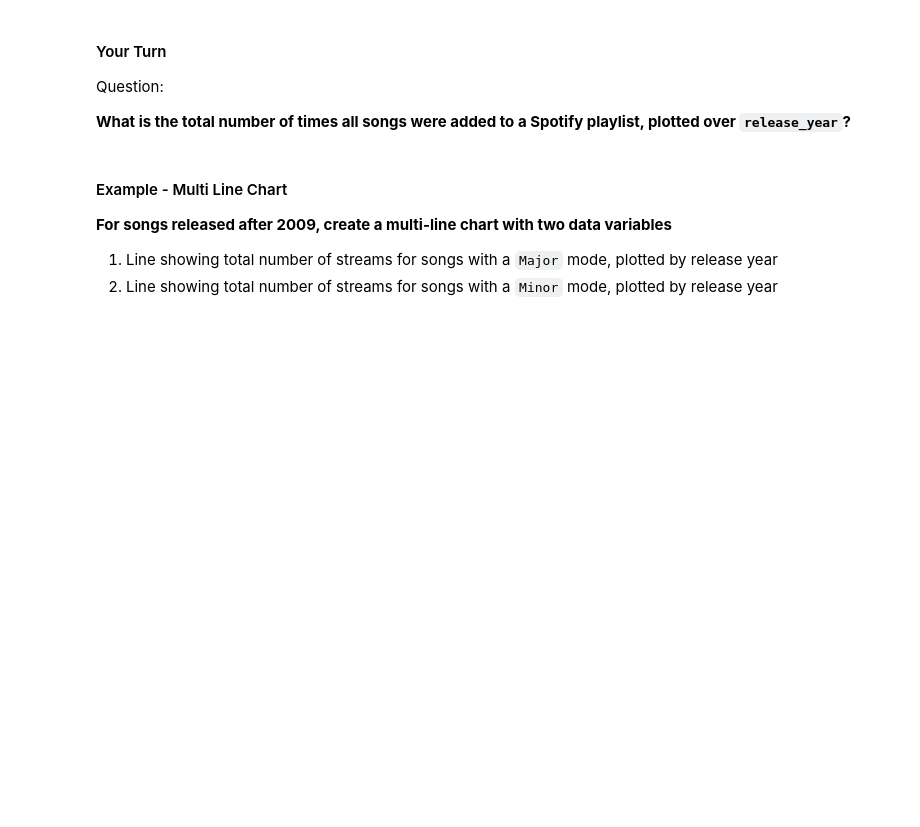
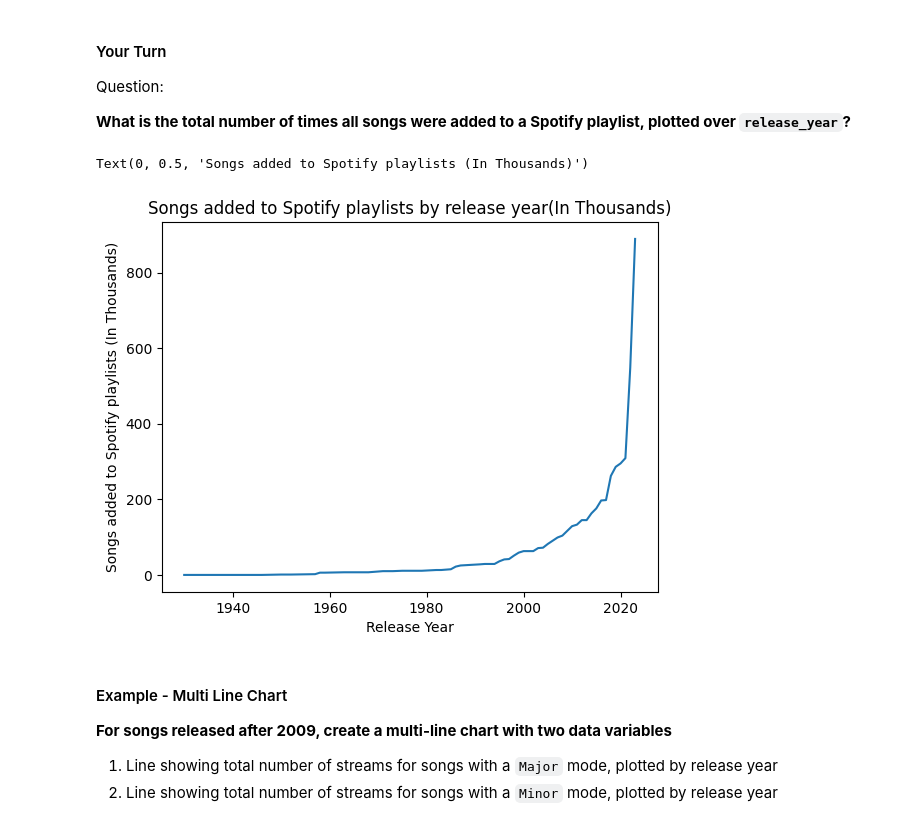
Before and after one commit to GraySinclair/data-analysis-projects-class-19-and-20, a Jupyter notebook: class-19/exercises/data-viz-exercises.ipynb, the cells around one changed output. Cells and saved outputs as stored; diff of their text form; code cells hidden in the pictures; blank space fills up the shorter version.

Commit message:
Bar Chart question adjustment

```diff
--- a/class-19/exercises/data-viz-exercises.ipynb
+++ b/class-19/exercises/data-viz-exercises.ipynb
@@ -97,3 +106,19 @@ Question:
+# %%
+# Code Here
+years = numpy.sort(df["released_year"].unique())
+sum_by_year = numpy.sort(df.groupby("released_year")["in_spotify_playlists"].sum())
+
+# converting to 1000s to make linechart easier to read
+for i in range(len(sum_by_year)):
+	sum_by_year[i] = sum_by_year[i] / 1000
+
+plt.plot(years, sum_by_year)
+plt.title("Songs added to Spotify playlists by release year(In Thousands)")
+plt.xlabel("Release Year")
+plt.ylabel("Songs added to Spotify playlists (In Thousands)")
+# %% [output]
+Text(0, 0.5, 'Songs added to Spotify playlists (In Thousands)')
+[figure, added]
 # %% [markdown]
 #### Example - Multi Line Chart
 
```
Also changed, not shown: parts of 7 cells of this notebook.
